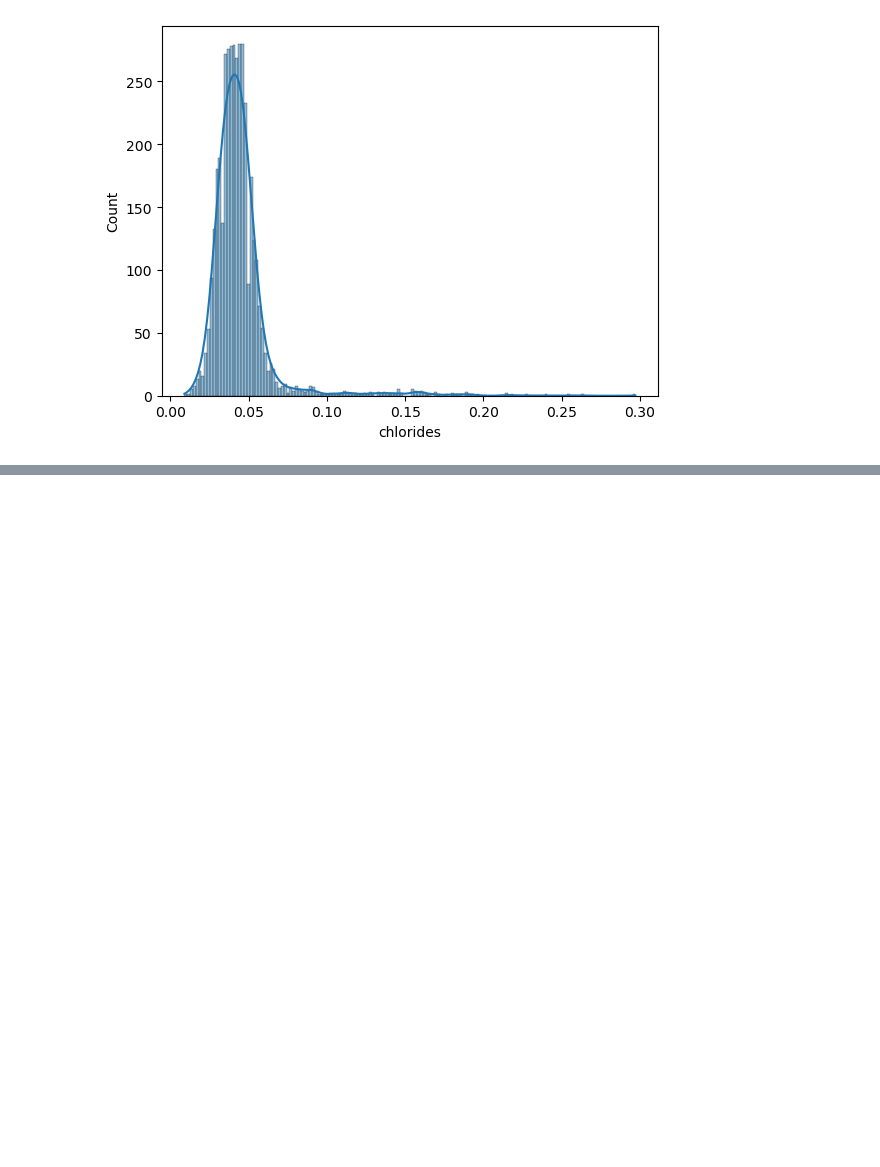
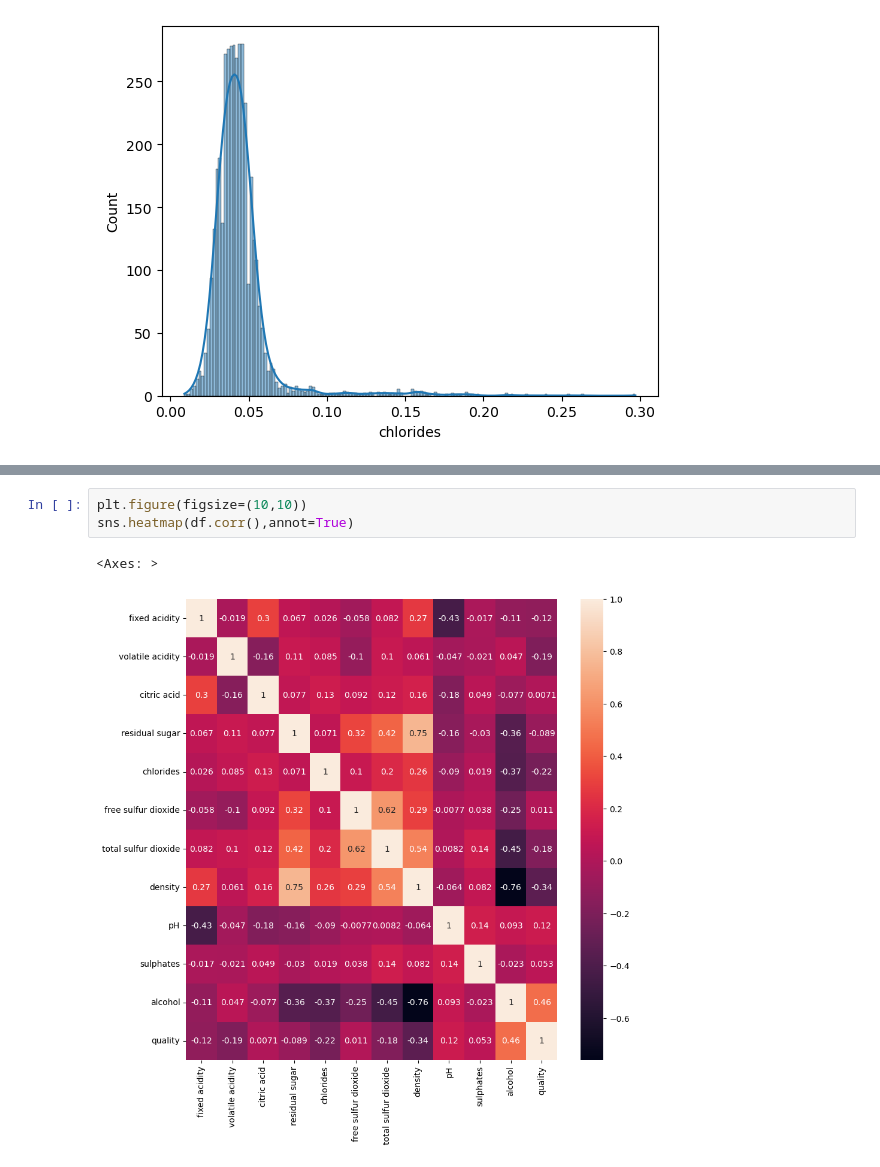
Before and after one commit to kavinkumartk/PCA, a Jupyter notebook: code.ipynb, the cells around one changed output, grey strips where cells are left out. Drawn from its saved outputs; the diff is of its cells as text; blank space fills up the shorter version.

```diff
--- a/code.ipynb
+++ b/code.ipynb
@@ -118,3 +174,9 @@ sns.histplot(df['chlorides'],kde=True)
+# %%
+plt.figure(figsize=(10,10))
+sns.heatmap(df.corr(),annot=True)
+# %% [output]
+<Axes: >
+[figure, added]
 # %%
 from sklearn.decomposition import PCA
 from sklearn.preprocessing import RobustScaler
```
Also changed, not shown: parts of 4 cells of this notebook.
